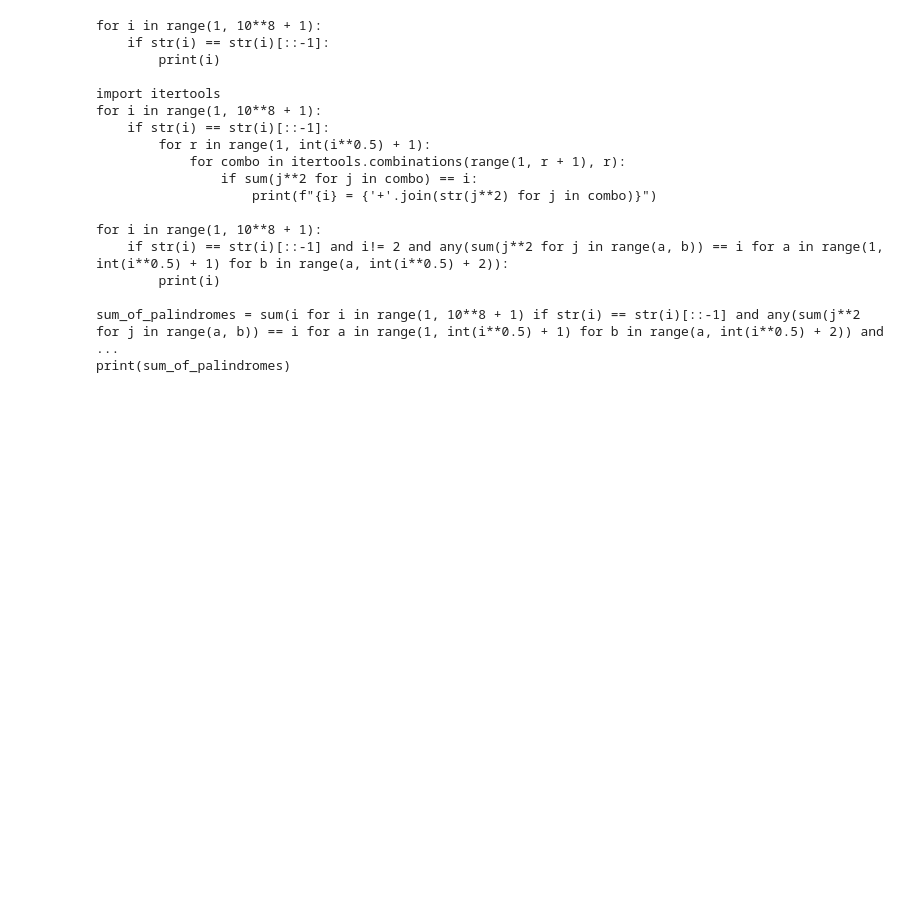
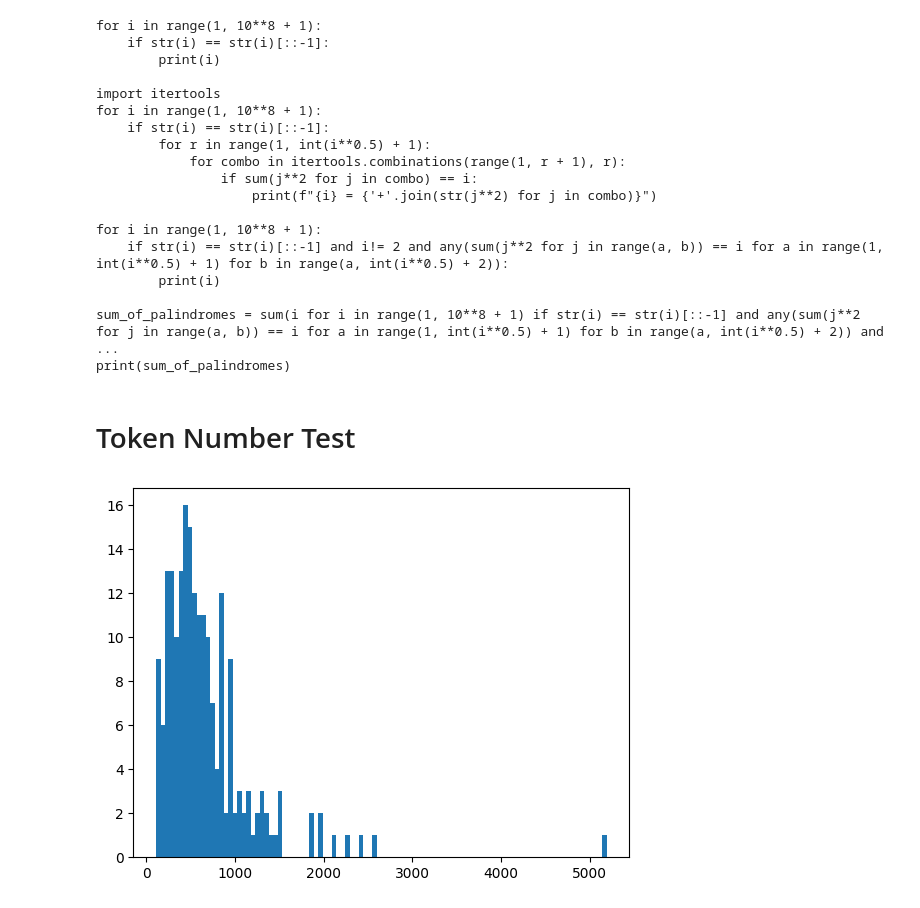
Before and after one commit to Chieh-Hung-Cheng/NLP_TermProjectCode, a Jupyter notebook: PlayGround.ipynb, the cells around one changed output. Saved outputs shown, nothing was run; the diff lists cells and outputs as text; code cells hidden in the pictures; blank space fills up the shorter version.

```diff
--- a/PlayGround.ipynb
+++ b/PlayGround.ipynb
@@ -134,3 +128,28 @@ for i in range(1, 10**8 + 1):
 
 sum_of_palindromes = sum(i for i in range(1, 10**8 + 1) if str(i) == str(i)[::-1] and any(sum(j**2 for j in range(a, b)) == i for a in range(1, int(i**0.5) + 1) for b in range(a, int(i**0.5) + 2)) and ...
 print(sum_of_palindromes)
+# %% [markdown]
+# Token Number Test
+# %%
+import CodeGenAgent
+importlib.reload(CodeGenAgent)
+codegen_agent = CodeGenAgent.CodeGenAgent()
+# %%
+import tqdm
+lengths = []
+token_count = []
+for ques_doc in tqdm.tqdm(os.listdir(question_path)):
+    if not ques_doc.endswith(".txt"): continue
+    question = open(os.path.join(question_path, ques_doc)).read()
+    lengths.append(len(question))
+
+    token_out = codegen_agent.tokenizer(question, return_tensors="pt")
+    token_count.append(token_out["input_ids"].shape[1])
+
+
+# Draw histogram
+import matplotlib.pyplot as plt
+plt.hist(lengths, bins=100)
+plt.show()
+# %% [output]
+[figure, added]
```
Also changed, not shown: parts of 6 cells of this notebook, 3 other files.
